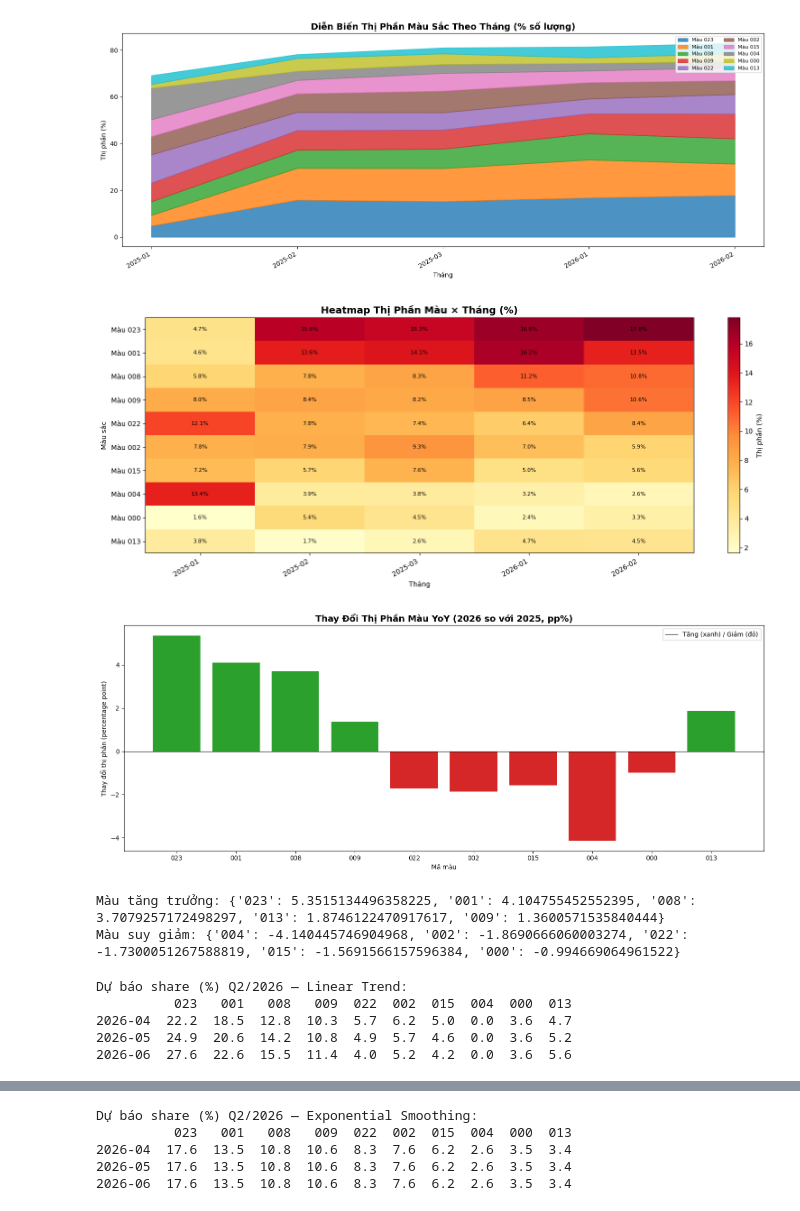
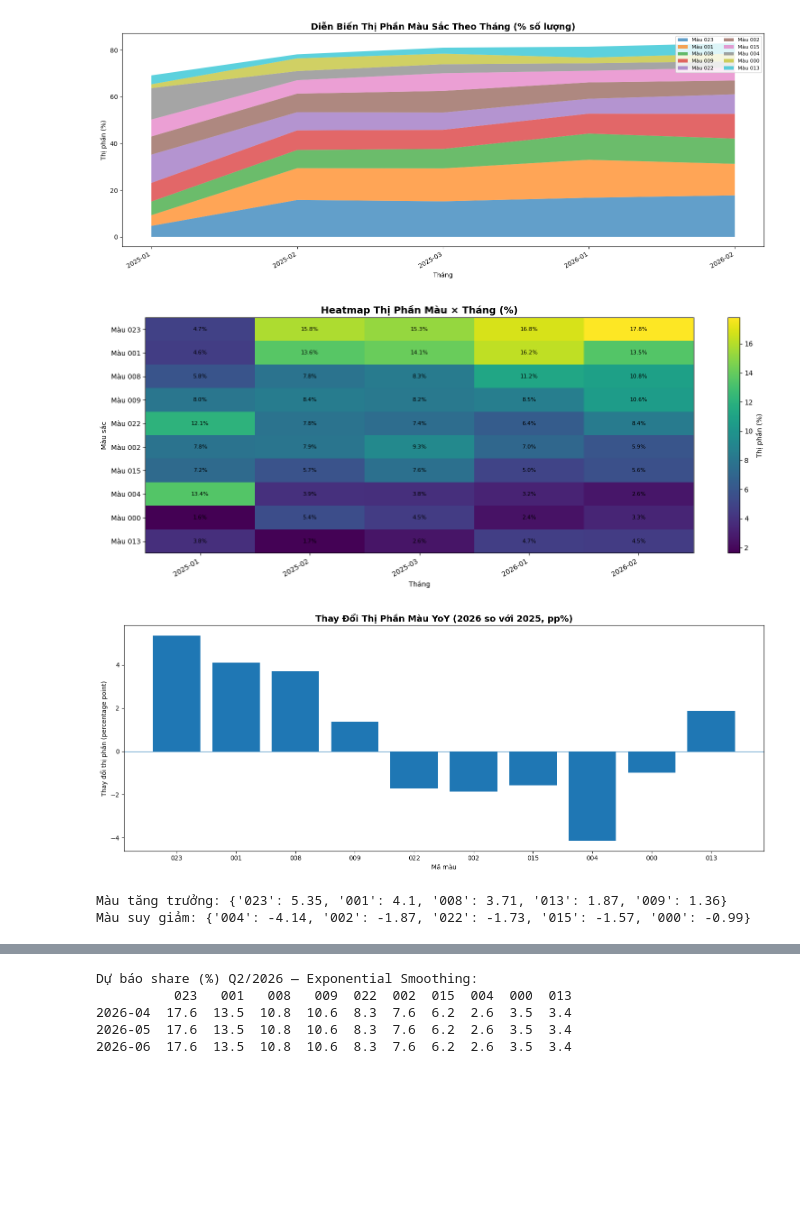
Before and after one commit to TruongDev24/tnbike-analytics-final, a Jupyter notebook: notebooks/02_q2_color_sku.ipynb, the cells around one changed output, grey strips where cells are left out. Saved outputs shown, nothing was run; the diff lists cells and outputs as text; code cells hidden in the pictures; blank space fills up the shorter version.

```diff
--- a/notebooks/02_q2_color_sku.ipynb
+++ b/notebooks/02_q2_color_sku.ipynb
@@ -71,13 +76,12 @@ fig, ax = plt.subplots(figsize=(15, 6))
 x = range(len(color_share_top))
 bottom_vals = np.zeros(len(color_share_top))
 
-for i, col in enumerate(top_colors):
+for col in top_colors:
     vals = color_share_top[col].values
-    ax.fill_between(x, bottom_vals, bottom_vals + vals,
-                    label=f'Màu {col}', color=f'C{i%10}', alpha=0.8)
+    ax.fill_between(x, bottom_vals, bottom_vals + vals, label=f'Màu {col}', alpha=0.7)
     bottom_vals += vals
 
-ax.set_xticks(x)
+ax.set_xticks(list(x))
 ax.set_xticklabels(color_share_top.index, rotation=30, ha='right')
 ax.set_title('Diễn Biến Thị Phần Màu Sắc Theo Tháng (% số lượng)', fontsize=14, fontweight='bold')
 ax.set_xlabel('Tháng')
@@ -90,25 +94,24 @@ plt.show()
 # %%
 # Cell 5: Heatmap màu × tháng (matplotlib imshow — r06 style)
 heat_data = color_share_top.T  # colors x months
 
 fig, ax = plt.subplots(figsize=(15, 6))
-im = ax.imshow(heat_data.values, aspect='auto', cmap='YlOrRd')
+im = ax.imshow(heat_data.values, aspect='auto')
 ax.set_xticks(range(len(MONTHS)))
 ax.set_xticklabels(MONTHS, rotation=30, ha='right')
 ax.set_yticks(range(len(top_colors)))
 ax.set_yticklabels([f'Màu {c}' for c in top_colors])
 for i in range(heat_data.shape[0]):
     for j in range(heat_data.shape[1]):
-        ax.text(j, i, f'{heat_data.values[i,j]:.1f}%',
-                ha='center', va='center', fontsize=8)
+        ax.text(j, i, f'{heat_data.values[i,j]:.1f}%', ha='center', va='center', fontsize=8)
 plt.colorbar(im, ax=ax, label='Thị phần (%)')
 ax.set_title('Heatmap Thị Phần Màu × Tháng (%)', fontsize=14, fontweight='bold')
 ax.set_xlabel('Tháng')
 ax.set_ylabel('Màu sắc')
 fig.tight_layout()
 plt.show()
 # %% [output]
-[figure, old version]
+[figure, new version]
 # %%
 # Cell 6: YoY color share change (2025-01→03 vs 2026-01→02)
 share_2025 = color_share_top.loc[color_share_top.index.isin(['2025-01','2025-02','2025-03'])].mean()
@@ -116,47 +119,16 @@ share_2026 = color_share_top.loc[color_share_top.index.isin(['2026-01','2026-02'
 yoy_change = share_2026 - share_2025
 
 fig, ax = plt.subplots(figsize=(15, 6))
-colors_yoy = ['C2' if v >= 0 else 'C3' for v in yoy_change.values]
-ax.bar(yoy_change.index, yoy_change.values, color=colors_yoy)
-ax.axhline(0, color='black', linewidth=0.8)
+ax.bar(yoy_change.index, yoy_change.values)
+ax.axhline(0, linewidth=0.8)
 ax.set_title('Thay Đổi Thị Phần Màu YoY (2026 so với 2025, pp%)', fontsize=14, fontweight='bold')
 ax.set_xlabel('Mã màu')
 ax.set_ylabel('Thay đổi thị phần (percentage point)')
-ax.legend(['Tăng (xanh) / Giảm (đỏ)'])
 fig.tight_layout()
 plt.show()
-print('Màu tăng trưởng:', yoy_change[yoy_change > 0].sort_values(ascending=False).to_dict())
-print('Màu suy giảm:', yoy_change[yoy_change < 0].sort_values().to_dict())
+print('Màu tăng trưởng:', yoy_change[yoy_change > 0].sort_values(ascending=False).round(2).to_dict())
+print('Màu suy giảm:',    yoy_change[yoy_change < 0].sort_values().round(2).to_dict())
 # %% [output]
-[figure, old version]
+[figure, new version]
-Màu tăng trưởng: {'023': 5.3515134496358225, '001': 4.104755452552395, '008': 3.7079257172498297, '013': 1.8746122470917617, '009': 1.3600571535840444}
-Màu suy giảm: {'004': -4.140445746904968, '002': -1.8690666060003274, '022': -1.7300051267588819, '015': -1.5691566157596384, '000': -0.994669064961522}
+Màu tăng trưởng: {'023': 5.35, '001': 4.1, '008': 3.71, '013': 1.87, '009': 1.36}
+Màu suy giảm: {'004': -4.14, '002': -1.87, '022': -1.73, '015': -1.57, '000': -0.99}
-# %%
-# Cell 7: Model 1 — Linear trend per color → project Q2 share
-lr_results = {}
-X_hist = np.arange(len(MONTHS)).reshape(-1, 1)
-X_q2 = np.array([len(MONTHS), len(MONTHS)+1, len(MONTHS)+2]).reshape(-1, 1)
-Q2_MONTHS = ['2026-04', '2026-05', '2026-06']
-
-for color in top_colors:
-    y = color_share_top[color].values
-    lr = LinearRegression()
-    lr.fit(X_hist, y)
-    q2_preds = lr.predict(X_q2)
-    q2_preds = np.clip(q2_preds, 0, 100)  # share ∈ [0, 100]
-    lr_results[color] = {
-        'slope': lr.coef_[0],
-        'q2_preds': q2_preds,
-        'q2_mean': q2_preds.mean()
-    }
-
-lr_df = pd.DataFrame({c: v['q2_preds'] for c, v in lr_results.items()},
-                      index=Q2_MONTHS)
-print('Dự báo share (%) Q2/2026 — Linear Trend:')
-print(lr_df.round(1).to_string())
-# %% [output]
-Dự báo share (%) Q2/2026 — Linear Trend:
-          023   001   008   009  022  002  015  004  000  013
-2026-04  22.2  18.5  12.8  10.3  5.7  6.2  5.0  0.0  3.6  4.7
-2026-05  24.9  20.6  14.2  10.8  4.9  5.7  4.6  0.0  3.6  5.2
-2026-06  27.6  22.6  15.5  11.4  4.0  5.2  4.2  0.0  3.6  5.6
```
Also changed, not shown: parts of 11 cells of this notebook.
